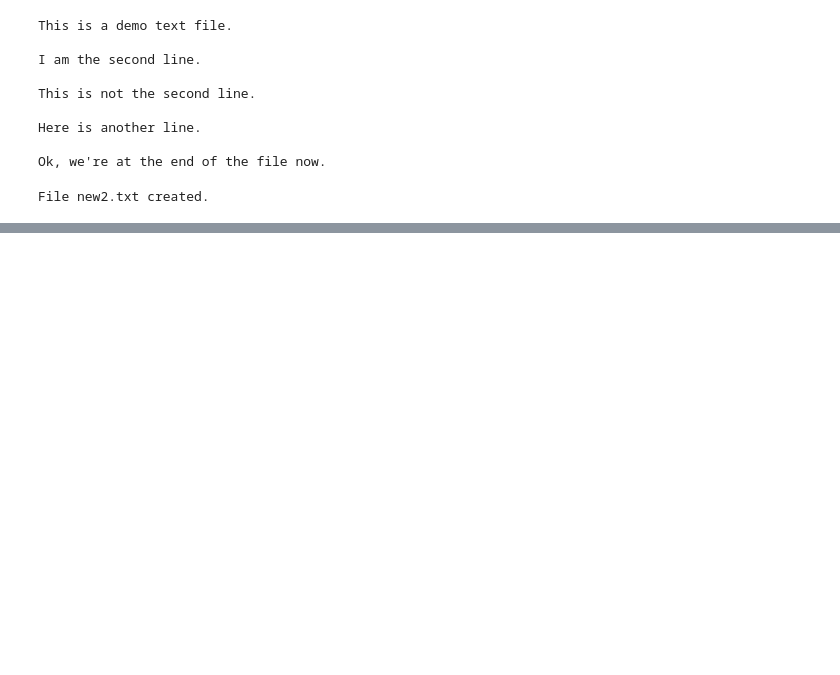
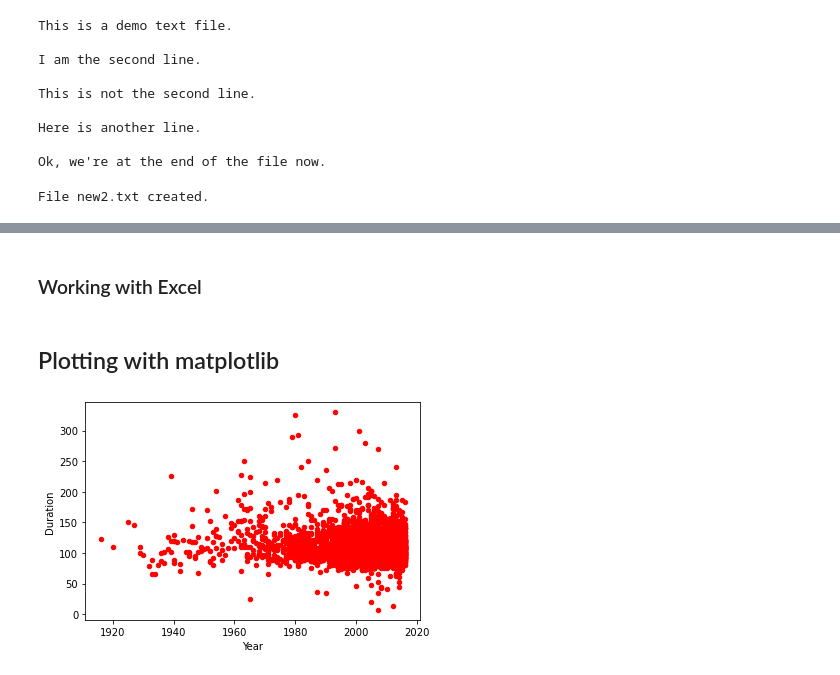
Before and after one commit to vermi/python-bootcamp, a Jupyter notebook: tijay.ipynb, the cells around one changed output, grey strips where cells are left out. Saved outputs shown, nothing was run; the diff lists cells and outputs as text; code cells hidden in the pictures; blank space fills up the shorter version.

```diff
--- a/tijay.ipynb
+++ b/tijay.ipynb
@@ -67,0 +168,20 @@ Column names are: cdatetime, address, district, beat, grid, crimedescr, ucr_ncic
+# %% [markdown]
+### Working with Excel
+# %%
+# This pulls in only Sheet 1
+df = pd.read_excel("movies.xls", usecols=['Title', 'Year', 'Duration'], index_col=0)
+# print(df)
+# %%
+# Joining multiple sheets to one dataframe
+df2 = pd.read_excel("movies.xls", usecols=['Title', 'Year', 'Duration'], sheet_name=1, index_col=0)
+df3 = pd.read_excel("movies.xls", usecols=['Title', 'Year', 'Duration'], sheet_name=2, index_col=0)
+
+movies = pd.concat([df, df2, df3])
+# print(movies)
+# %% [markdown]
+## Plotting with matplotlib
+# %%
+movies.plot(kind='scatter', y='Duration', x='Year', color='red')
+plt.show()  # plt.savefig('filename.png')
+# %% [output]
+[figure, added]
```
Also changed, not shown: parts of 12 cells of this notebook, 3 other files.
